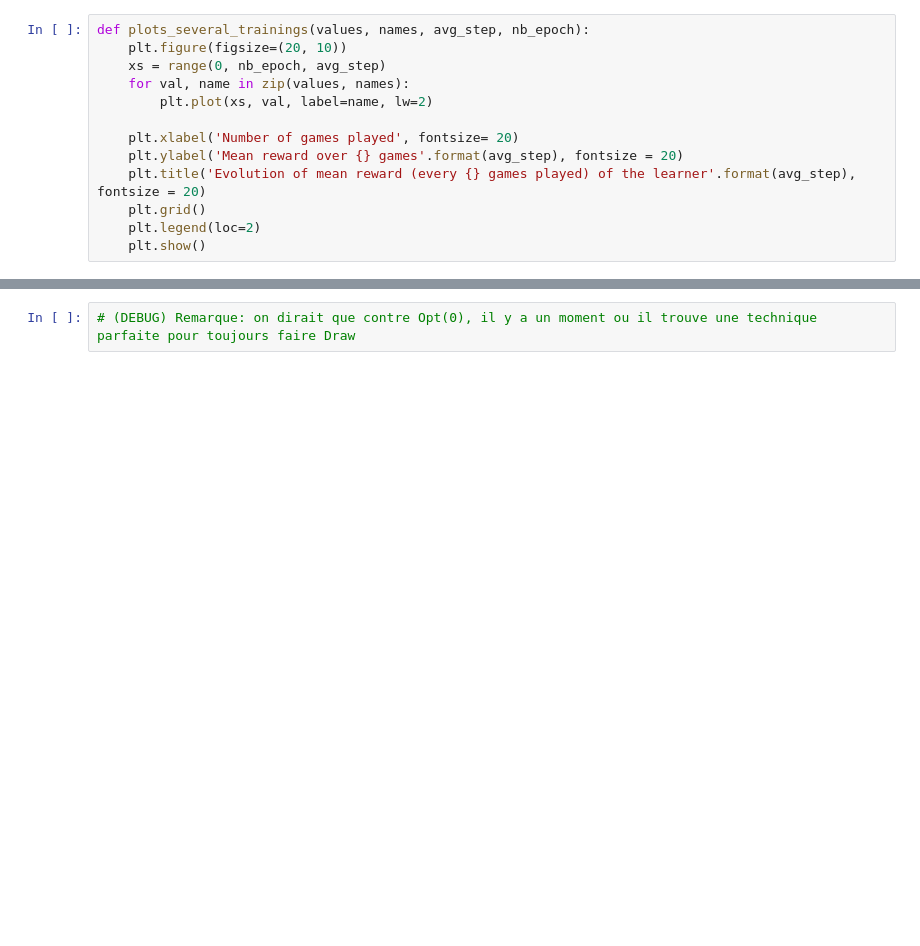
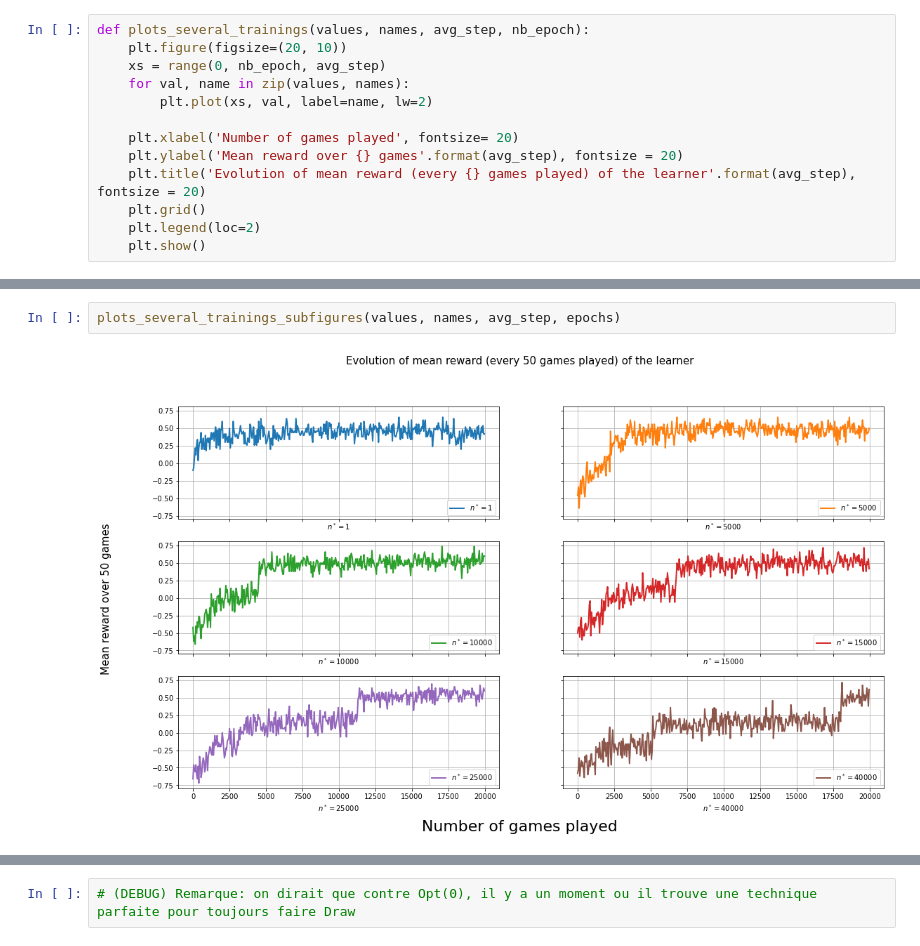
Before and after one commit to Ingloryon/ANN2022_TicTacToe, a Jupyter notebook: QLearning.ipynb, the cells around one changed output, grey strips where cells are left out. Drawn from its saved outputs; the diff is of its cells as text; blank space fills up the shorter version.

```diff
--- a/QLearning.ipynb
+++ b/QLearning.ipynb
@@ -313,0 +337,4 @@ plots_several_trainings(values, names, avg_step, epochs)
+# %%
+plots_several_trainings_subfigures(values, names, avg_step, epochs)
+# %% [output]
+[figure, added]
```
Also changed, not shown: parts of 19 cells of this notebook.
